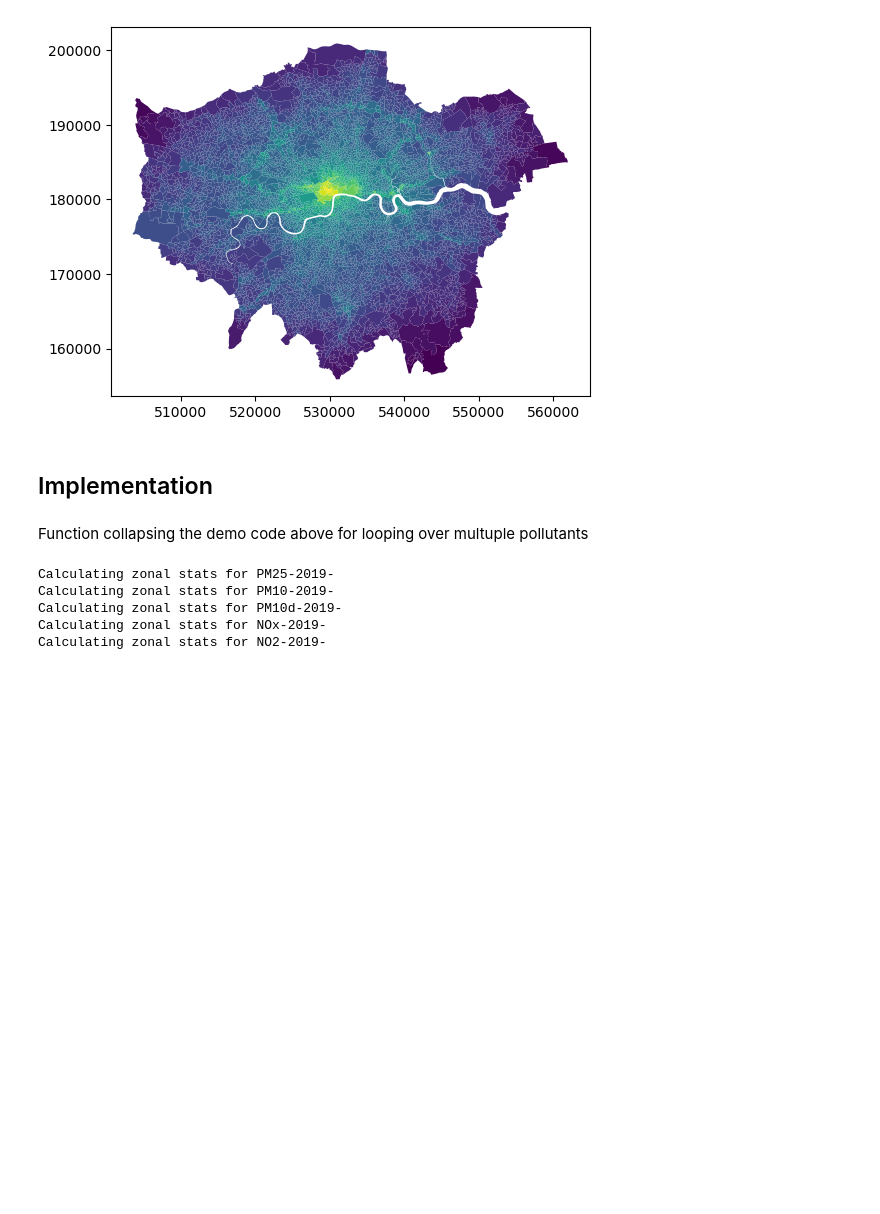
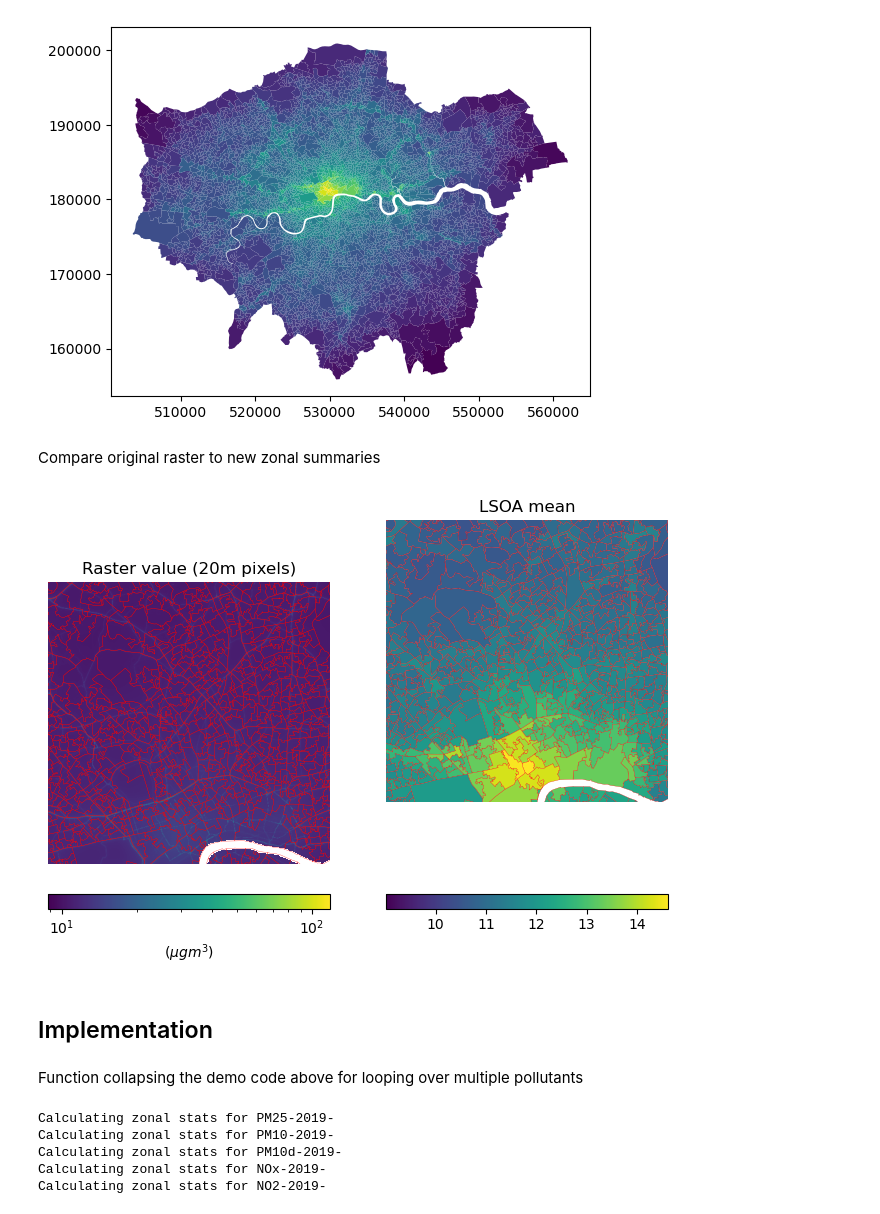
Before and after one commit to jamesdamillington/london-data, a Jupyter notebook: code/london-airquality.ipynb, the cells around one changed output. Drawn from its saved outputs; the diff is of its cells as text; code cells hidden in the pictures; blank space fills up the shorter version.

```diff
--- a/code/london-airquality.ipynb
+++ b/code/london-airquality.ipynb
@@ -90,9 +145,9 @@ plt.imshow(pm2015_lon[0], cmap='viridis')
 Calculate zonal statistics (i.e summarise raster by polygon regions)
 # %%
 %%time
-zs21_pm25_2019 = zonal_stats(london21, pm25_2019.read(1),   #input 2d raster (dataset reader is 3D)
-                           affine=pm25_2019.meta['transform'],
-                           nodata=pm25_2019.meta['nodata'],
+zs21_pm25_19 = zonal_stats(lsoa21, pm25_19.read(1),   #input 2d raster (dataset reader is 3D)
+                           affine=pm25_19.meta['transform'],
+                           nodata=pm25_19.meta['nodata'],
                            stats=['min', 'max', 'mean', 'median', 'std'],
                            prefix="PM25_2019_")
 # %% [output]
@@ -101,20 +156,56 @@ Wall time: 1min 11s
 # %%
-zs21_pm25_2019pd = pd.DataFrame(zs21_pm25_2019)   #convert dict to pandas df
-zs21_pm25_2019pd.set_index(london21.index,inplace=True)   #set index for merge below
+zs21_pm25_19pd = pd.DataFrame(zs21_pm25_2019)   #convert dict to pandas df
+zs21_pm25_19pd.set_index(lsoa21.index,inplace=True)   #set index for merge below
 # %% [markdown]
 Merge and plot
 # %%
-london21_pm25_2019 = london21.merge(zs21_pm25_2019pd, left_index=True, right_index=True)
-london21_pm25_2019.plot('PM25_2019_mean')
+lsoa21_pm25_19 = lsoa21.merge(zs21_pm25_19pd, left_index=True, right_index=True)
+lsoa21_pm25_19.plot('PM25_2019_mean')
 # %% [output]
 <AxesSubplot:>
 [figure]
+# %% [markdown]
+Compare original raster to new zonal summaries
+# %%
+fig, axs = plt.subplots(1,2, figsize=(8,8))
+
+#https://matplotlib.org/stable/users/explain/colors/colormapnorms.html
+normDict={'norm':mpc.LogNorm()}
+
+aqplot=show(pm25_19_lon[0], transform=pm25_19_lon_trans, ax=axs[0],
+     **normDict
+    )
+
+im = aqplot.get_images()[0]
+fig.colorbar(im, ax=axs[0],
+             orientation='horizontal',
+             label=r"($\mu g m^{3}$)",
+             pad=0.05)
+lsoa21.plot(ax=axs[0], facecolor='None', edgecolor='red', linewidth=0.2)
+axs[0].set_title("Raster value (20m pixels)")
+
+axs[0].axis('off')
+axs[1].axis('off')
+
+axs[1].set_title("LSOA mean")
+lsoa21_pm25_19.plot('PM25_2019_mean', ax=axs[1], legend=True,
+                   edgecolor='red', linewidth=0.2,
+                    legend_kwds={'orientation':'horizontal'})
+
+custom_xlim=(525000,535000)
+custom_ylim=(180000,190000)
+
+# Setting the values for all axes.
+plt.setp(axs, xlim=custom_xlim, ylim=custom_ylim)
+plt.show()
+# %% [output]
+[figure, added]
 # %% [markdown]
 ## Implementation
 # %%
 aq_opath = Path("../data/airquality/")
 # %% [markdown]
-Function collapsing the demo code above for looping over multuple pollutants
+Function collapsing the demo code above for looping over multiple pollutants
 # %%
 def summarise_aq_raster(london_geo, rio_dr, label):
     print("Calculating zonal stats for " + label)
```
Also changed, not shown: parts of 22 cells of this notebook.
